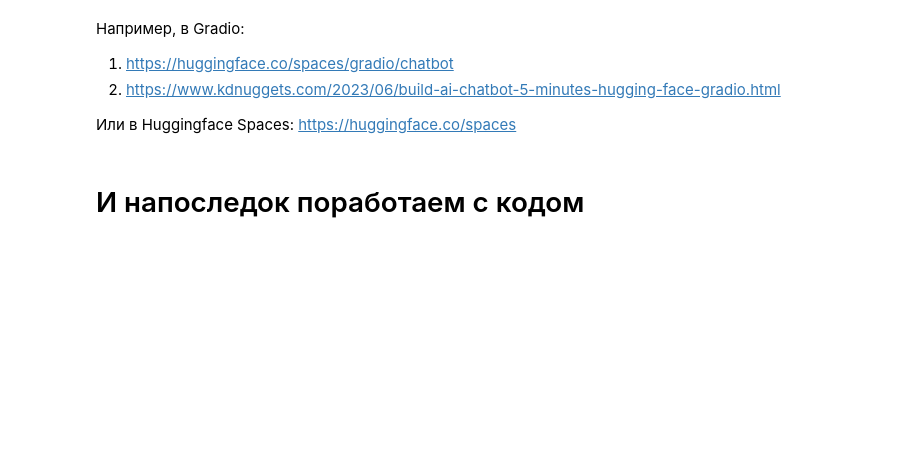
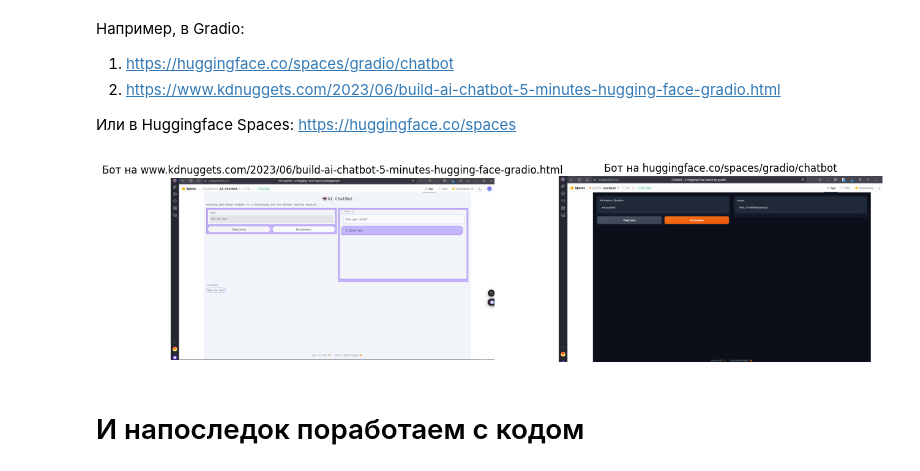
Before and after one commit to Chernaya-Nataliya/TL, a Jupyter notebook: 3/DZ3.ipynb, the cells around one changed output. Drawn from its saved outputs; the diff is of its cells as text; code cells hidden in the pictures; blank space fills up the shorter version.

```diff
--- a/3/DZ3.ipynb
+++ b/3/DZ3.ipynb
@@ -302,6 +302,34 @@ df['sentiment_label'].hist()
 2. https://www.kdnuggets.com/2023/06/build-ai-chatbot-5-minutes-hugging-face-gradio.html
 
 Или в Huggingface Spaces: https://huggingface.co/spaces
+# %%
+import matplotlib.pyplot as plt
+import matplotlib.image as mpimg
+
+# Путь к изображениям в текущей папке
+image_path1 = 'chatbot-5.png'
+image_path2 = 'gradio_chatbot.png'
+
+# Загрузка изображений
+img1 = mpimg.imread(image_path1)
+img2 = mpimg.imread(image_path2)
+
+# Создание подграфиков
+fig, axes = plt.subplots(1, 2, figsize=(15, 10))
+
+# Отображение первого изображения
+axes[0].imshow(img1)
+axes[0].axis('off')  # Убрать оси
+axes[0].set_title('Бот на www.kdnuggets.com/2023/06/build-ai-chatbot-5-minutes-hugging-face-gradio.html')
+
+# Отображение второго изображения
+axes[1].imshow(img2)
+axes[1].axis('off')  # Убрать оси
+axes[1].set_title('Бот на huggingface.co/spaces/gradio/chatbot')
+
+plt.show()
+# %% [output]
+[figure, added]
 # %% [markdown]
 # И напоследок поработаем с кодом
 # %%
```
Also changed, not shown: 2 other files.
